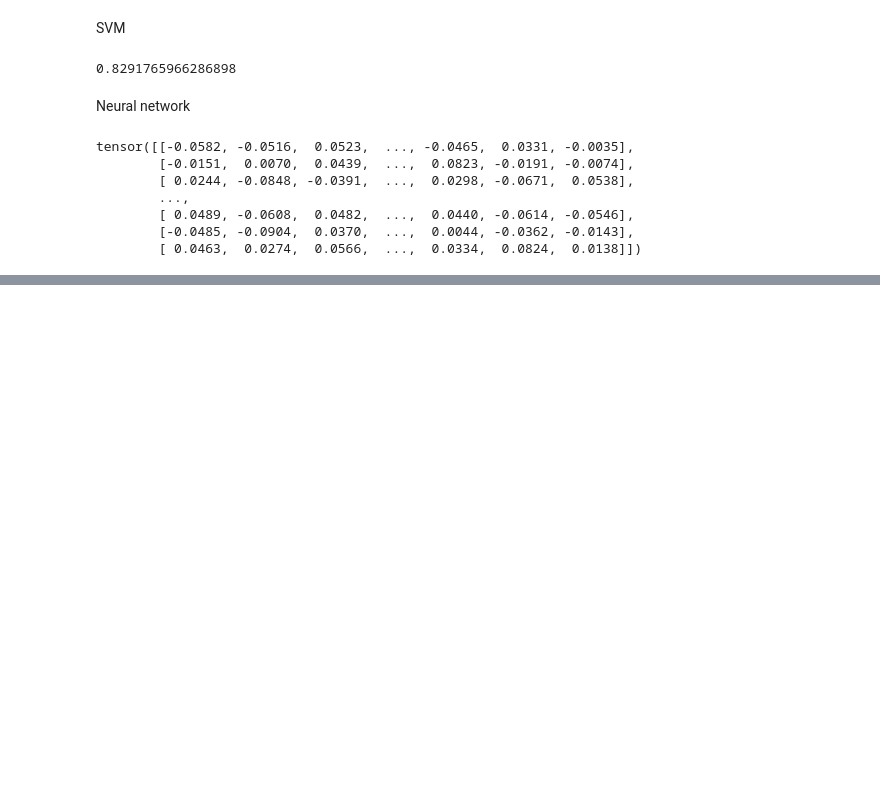
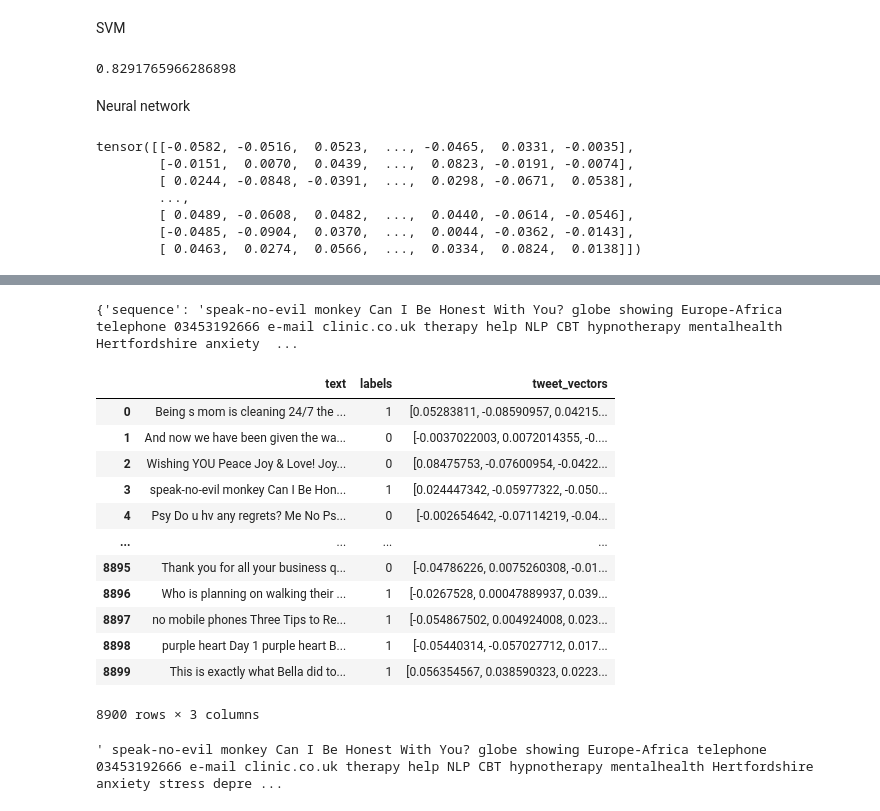
Before and after one commit to Ruthuvikas/Stress-tweet-detection, a Jupyter notebook: Stress_tweet_detect.ipynb, the cells around one changed output, grey strips where cells are left out. Drawn from its saved outputs; the diff is of its cells as text; code cells hidden in the pictures; blank space fills up the shorter version.

```diff
--- a/Stress_tweet_detect.ipynb
+++ b/Stress_tweet_detect.ipynb
@@ -338,0 +333,40 @@ I recommend reaching out to the handle @suicide_helpline for support and guidanc
+# %%
+from transformers import pipeline
+
+# Initialize the zero-shot classification pipeline with a specified model
+classifier = pipeline("zero-shot-classification", model="facebook/bart-large-mnli")
+
+# The fixed sequence
+sequence = "speak-no-evil monkey Can I Be Honest With You? globe showing Europe-Africa telephone 03453192666 e-mail clinic.co.uk therapy help NLP CBT hypnotherapy mentalhealth Hertfordshire anxiety stress depression confidence counselling"
+
+# Fixed labels
+labels = ["suicide", "fire", "police", "medical", "childcare", "mentalhealth", "war"]
+
+# Custom hypothesis template
+custom_template = "This text is about {}."
+
+# Perform classification with the custom hypothesis template
+results = classifier(sequence, labels, hypothesis_template=custom_template)
+print(results)
+# %% [output]
+{'sequence': 'speak-no-evil monkey Can I Be Honest With You? globe showing Europe-Africa telephone 03453192666 e-mail clinic.co.uk therapy help NLP CBT hypnotherapy mentalhealth Hertfordshire anxiety  ...
+# %%
+df
+# %% [output]
+|  | text | labels | tweet_vectors |
+| 0 | Being s mom is cleaning 24/7 the ... | 1 | [0.05283811, -0.08590957, 0.04215... |
+| 1 | And now we have been given the wa... | 0 | [-0.0037022003, 0.0072014355, -0.... |
+| 2 | Wishing YOU Peace Joy & Love! Joy... | 0 | [0.08475753, -0.07600954, -0.0422... |
+| 3 | speak-no-evil monkey Can I Be Hon... | 1 | [0.024447342, -0.05977322, -0.050... |
+| 4 | Psy Do u hv any regrets? Me No Ps... | 0 | [-0.002654642, -0.07114219, -0.04... |
+| ... | ... | ... | ... |
+| 8895 | Thank you for all your business q... | 0 | [-0.04786226, 0.0075260308, -0.01... |
+| 8896 | Who is planning on walking their ... | 1 | [-0.0267528, 0.00047889937, 0.039... |
+| 8897 | no mobile phones Three Tips to Re... | 1 | [-0.054867502, 0.004924008, 0.023... |
+| 8898 | purple heart Day 1 purple heart B... | 1 | [-0.05440314, -0.057027712, 0.017... |
+| 8899 | This is exactly what Bella did to... | 1 | [0.056354567, 0.038590323, 0.0223... |
+8900 rows × 3 columns
+# %%
+df['text'][3]
+# %% [output]
+' speak-no-evil monkey Can I Be Honest With You? globe showing Europe-Africa telephone 03453192666 e-mail clinic.co.uk therapy help NLP CBT hypnotherapy mentalhealth Hertfordshire anxiety stress depre ...
```
Also changed, not shown: parts of 10 cells of this notebook.
